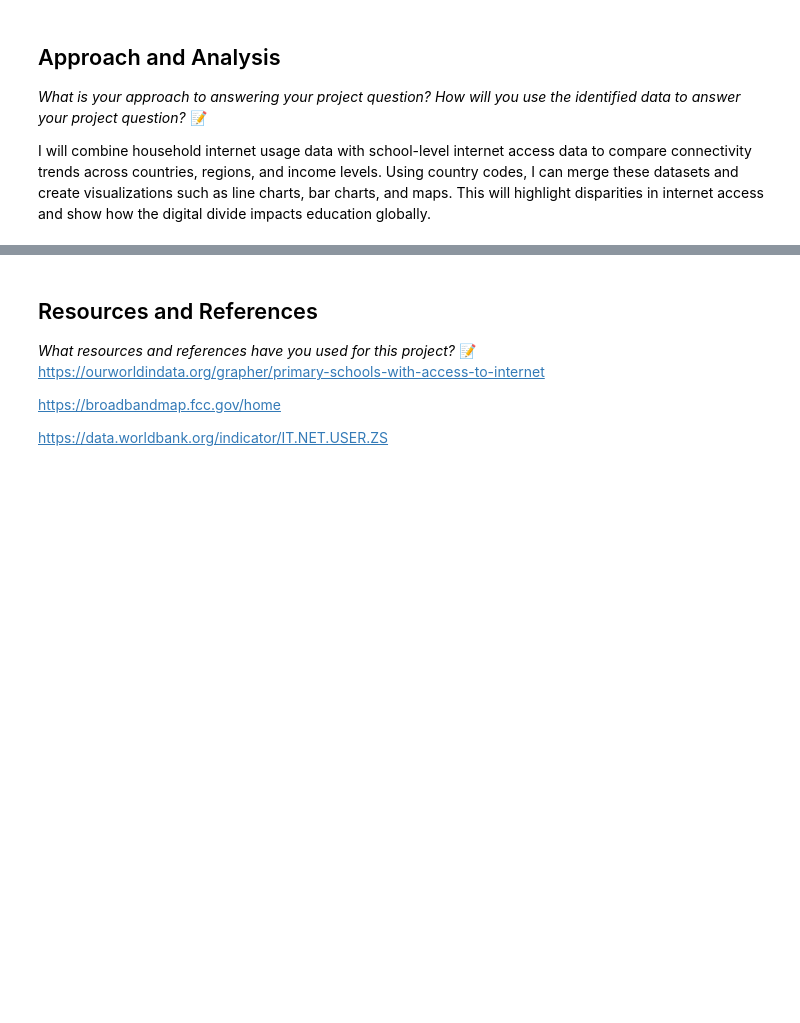
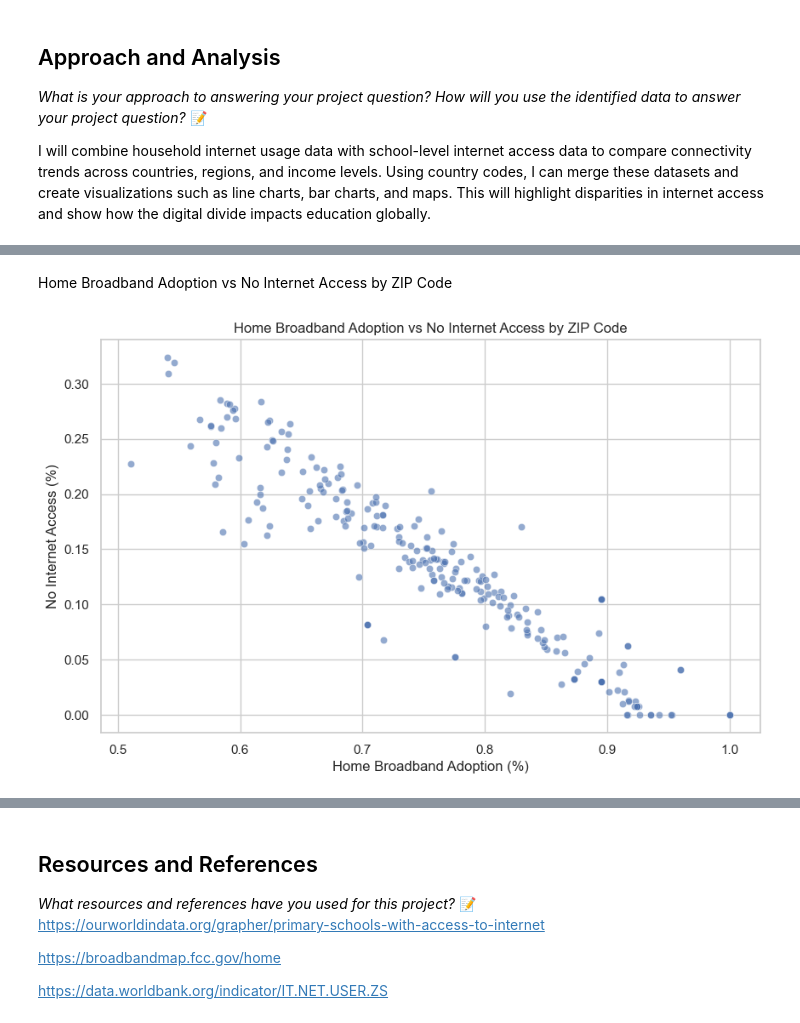
Before and after one commit to IT4063C001-Fall2025/final-project-Voegelnh, a Jupyter notebook: source.ipynb, the cells around one changed output, grey strips where cells are left out. Cells and saved outputs as stored; diff of their text form; code cells hidden in the pictures; blank space fills up the shorter version.

```diff
--- a/source.ipynb
+++ b/source.ipynb
@@ -113,0 +106,19 @@ Index(['Country Code', 'Region', 'IncomeGroup', 'SpecialNotes', 'TableName',
+# %% [markdown]
+Home Broadband Adoption vs No Internet Access by ZIP Code
+# %%
+broadband_zip_df = pd.read_csv("DataSets/Broadband_Adoption_and_Infrastructure_by_Zip_Code.csv")
+
+sns.set(style="whitegrid")
+plt.figure(figsize=(10, 6))
+sns.scatterplot(
+    data=broadband_zip_df,
+    x='Home Broadband Adoption (Percentage of  Households)',
+    y='No Internet Access (Percentage of Households)',
+    alpha=0.6
+)
+plt.title("Home Broadband Adoption vs No Internet Access by ZIP Code")
+plt.xlabel("Home Broadband Adoption (%)")
+plt.ylabel("No Internet Access (%)")
+plt.show()
+# %% [output]
+[figure, added]
```
Also changed, not shown: parts of 10 cells of this notebook, 4 other files.
